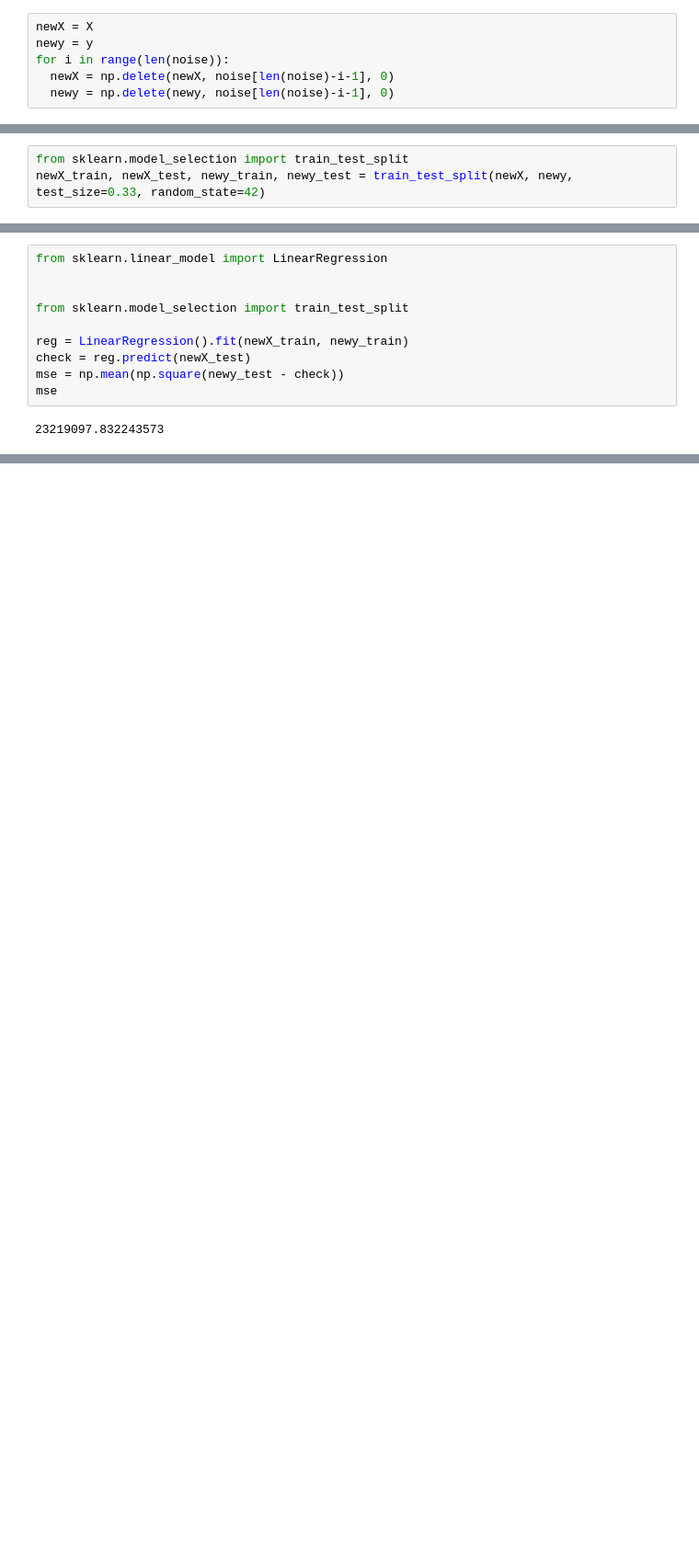
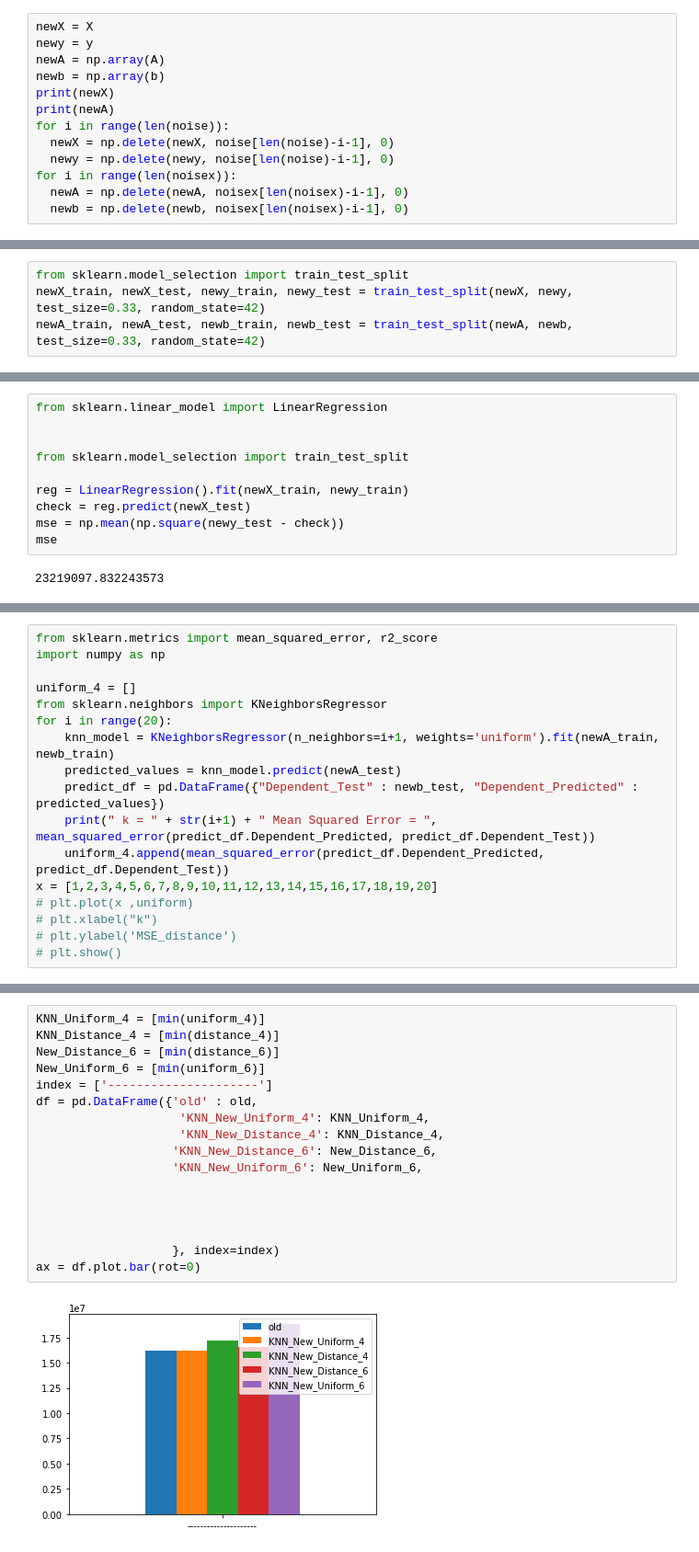
Before and after one commit to huutuongtu/AI_project, a Jupyter notebook: AI.ipynb, the cells around one changed output, grey strips where cells are left out. Shown: that part at 92% size. Cells and saved outputs as stored; diff of their text form; blank space fills up the shorter version.

```diff
--- a/AI.ipynb
+++ b/AI.ipynb
@@ -546,6 +457,13 @@ ________________
 # %%
 newX = X
 newy = y
+newA = np.array(A)
+newb = np.array(b)
+print(newX)
+print(newA)
 for i in range(len(noise)):
   newX = np.delete(newX, noise[len(noise)-i-1], 0)
   newy = np.delete(newy, noise[len(noise)-i-1], 0)
+for i in range(len(noisex)):
+  newA = np.delete(newA, noisex[len(noisex)-i-1], 0)
+  newb = np.delete(newb, noisex[len(noisex)-i-1], 0)
@@ -552,6 +485,7 @@ for i in range(len(noise)):
 # %%
 from sklearn.model_selection import train_test_split
 newX_train, newX_test, newy_train, newy_test = train_test_split(newX, newy, test_size=0.33, random_state=42)
+newA_train, newA_test, newb_train, newb_test = train_test_split(newA, newb, test_size=0.33, random_state=42)
 # %%
 from sklearn.metrics import mean_squared_error, r2_score
 import numpy as np
@@ -654,0 +616,17 @@ plt.show()
+# %%
+from sklearn.metrics import mean_squared_error, r2_score
+import numpy as np
+
+uniform_4 = []
+from sklearn.neighbors import KNeighborsRegressor
+for i in range(20):
+    knn_model = KNeighborsRegressor(n_neighbors=i+1, weights='uniform').fit(newA_train, newb_train)
+    predicted_values = knn_model.predict(newA_test)
+    predict_df = pd.DataFrame({"Dependent_Test" : newb_test, "Dependent_Predicted" : predicted_values})
+    print(" k = " + str(i+1) + " Mean Squared Error = ", mean_squared_error(predict_df.Dependent_Predicted, predict_df.Dependent_Test))
+    uniform_4.append(mean_squared_error(predict_df.Dependent_Predicted, predict_df.Dependent_Test))
+x = [1,2,3,4,5,6,7,8,9,10,11,12,13,14,15,16,17,18,19,20]
+# plt.plot(x ,uniform)
+# plt.xlabel("k")
+# plt.ylabel('MSE_distance')
+# plt.show()
@@ -654,0 +654,19 @@ plt.show()
+# %%
+KNN_Uniform_4 = [min(uniform_4)]
+KNN_Distance_4 = [min(distance_4)]
+New_Distance_6 = [min(distance_6)]
+New_Uniform_6 = [min(uniform_6)]
+index = ['---------------------']
+df = pd.DataFrame({'old' : old,
+                    'KNN_New_Uniform_4': KNN_Uniform_4,
+                    'KNN_New_Distance_4': KNN_Distance_4,
+                   'KNN_New_Distance_6': New_Distance_6,
+                   'KNN_New_Uniform_6': New_Uniform_6,
+
+
+
+
+                   }, index=index)
+ax = df.plot.bar(rot=0)
+# %% [output]
+[figure, added]
```
Also changed, not shown: parts of 20 cells of this notebook.
